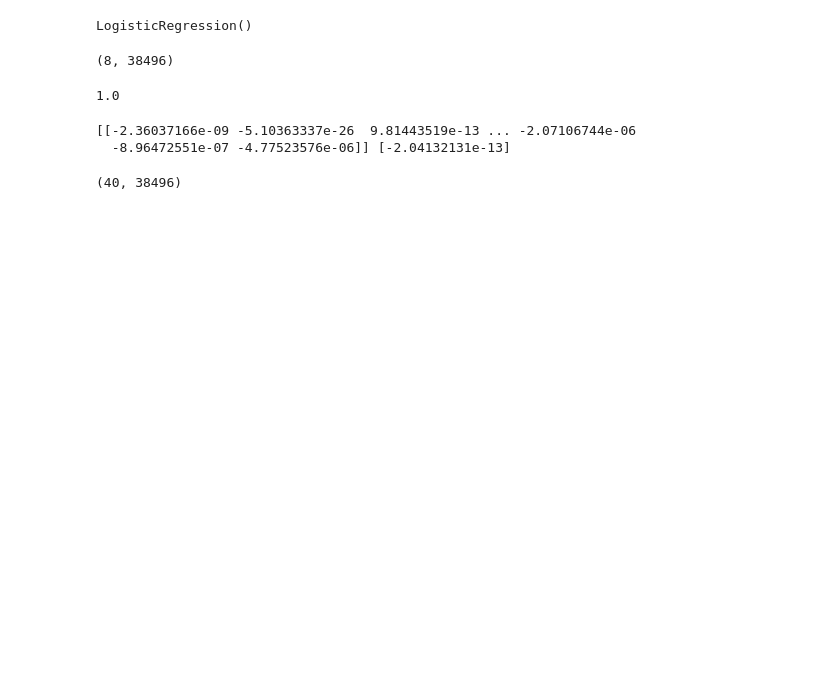
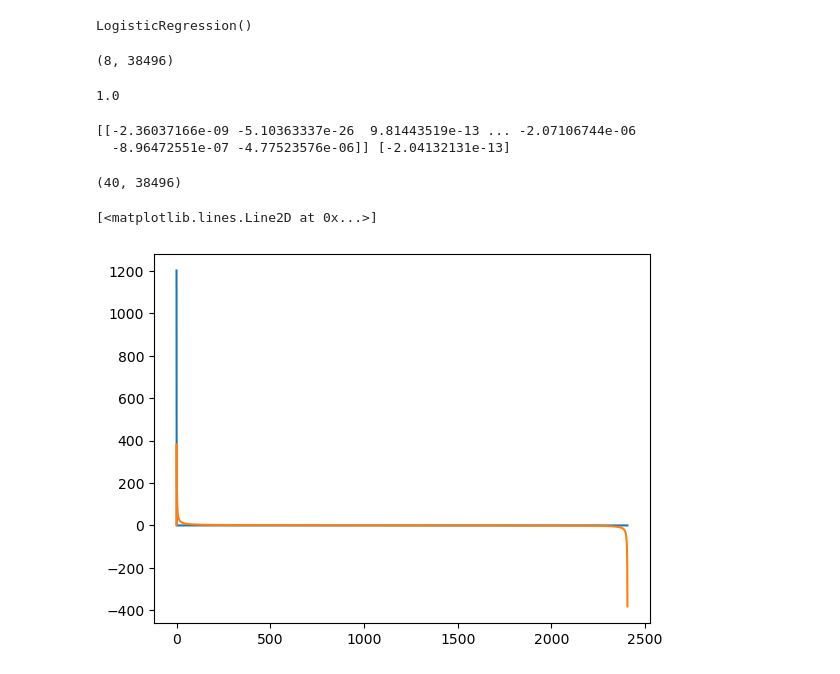
Before and after one commit to Rohan-Pandey1729/Neuro-Hackathon-2024, a Jupyter notebook: ml_stuff.ipynb, the cells around one changed output. Drawn from its saved outputs; the diff is of its cells as text; code cells hidden in the pictures; blank space fills up the shorter version.

```diff
--- a/ml_stuff.ipynb
+++ b/ml_stuff.ipynb
@@ -90,3 +94,11 @@ X.shape
 import pickle
 filename = 'finalized_model.sav'
 pickle.dump(model, open(filename, 'wb'))
+# %%
+data = np.fft.fft(np.linspace(0, 1, 2406))
+# %%
+plt.plot(data.real)
+plt.plot(data.imag)
+# %% [output]
+[<matplotlib.lines.Line2D at 0x...>]
+[figure, added]
```
Also changed, not shown: parts of 4 cells of this notebook, 1 other file.
